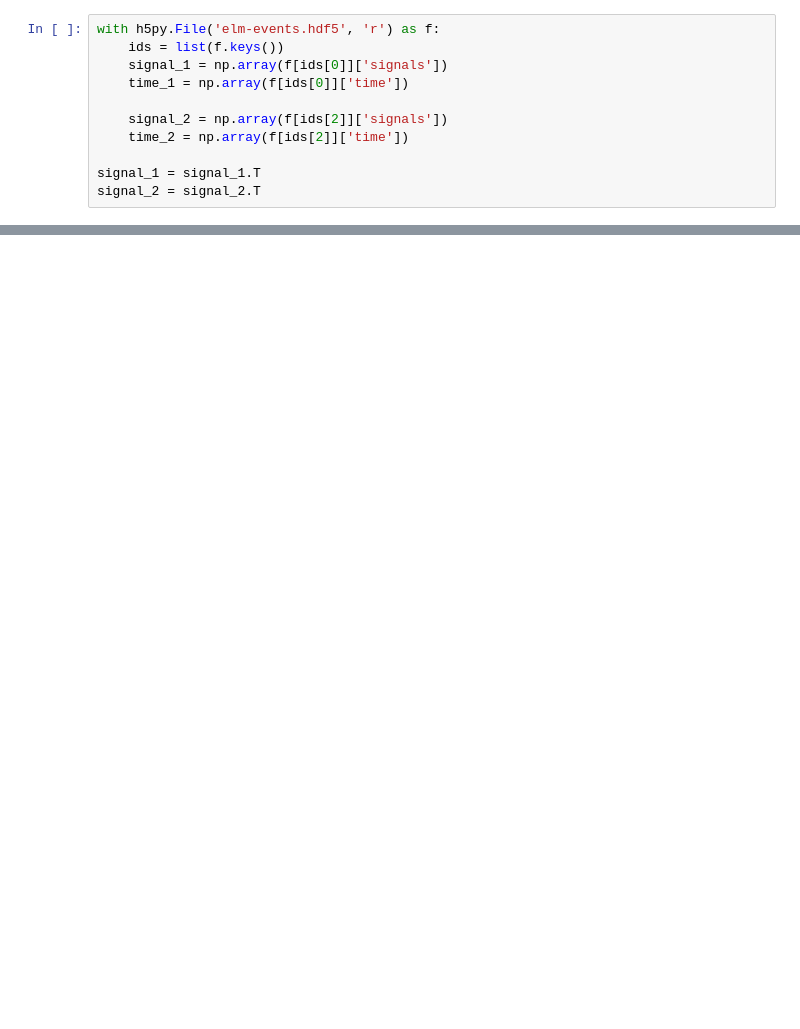
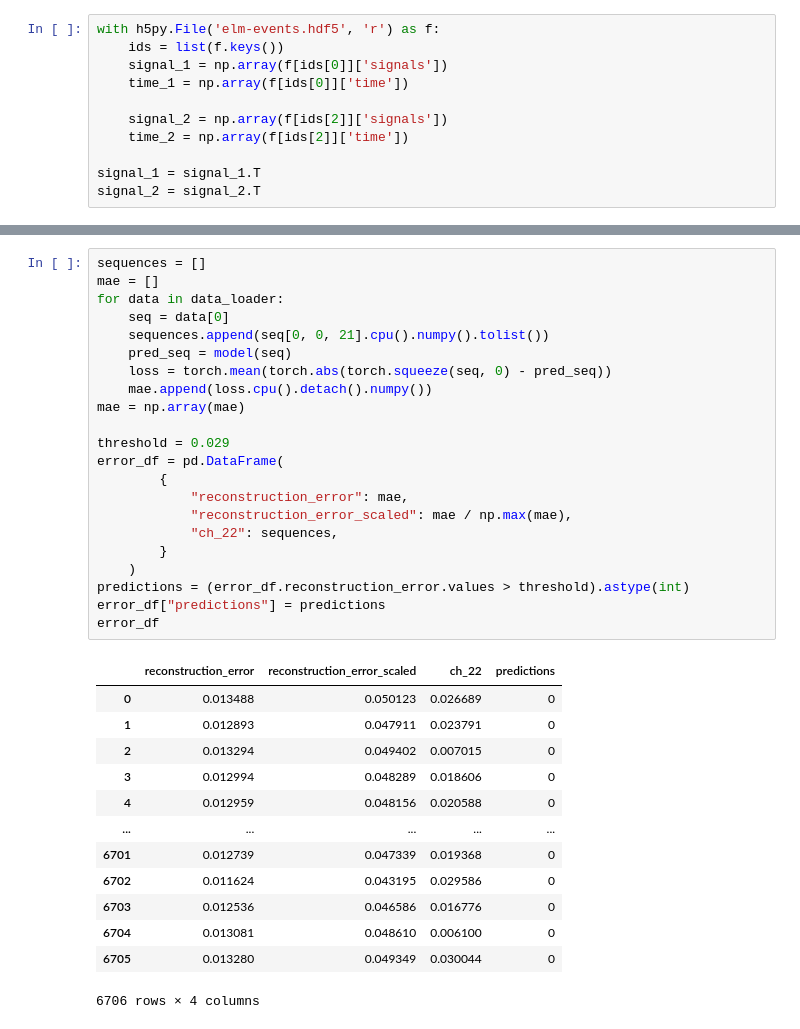
Before and after one commit to PlasmaControl/bes-edgeml-models, a Jupyter notebook: unlabeled-elm-events/explore_data.ipynb, the cells around one changed output, grey strips where cells are left out. Drawn from its saved outputs; the diff is of its cells as text; blank space fills up the shorter version.

```diff
--- a/unlabeled-elm-events/explore_data.ipynb
+++ b/unlabeled-elm-events/explore_data.ipynb
@@ -70,0 +303,36 @@ plt.show()
+# %%
+sequences = []
+mae = []
+for data in data_loader:
+    seq = data[0]
+    sequences.append(seq[0, 0, 21].cpu().numpy().tolist())
+    pred_seq = model(seq)
+    loss = torch.mean(torch.abs(torch.squeeze(seq, 0) - pred_seq))
+    mae.append(loss.cpu().detach().numpy())
+mae = np.array(mae)
+
+threshold = 0.029
+error_df = pd.DataFrame(
+        {
+            "reconstruction_error": mae,
+            "reconstruction_error_scaled": mae / np.max(mae),
+            "ch_22": sequences,
+        }
+    )
+predictions = (error_df.reconstruction_error.values > threshold).astype(int)
+error_df["predictions"] = predictions
+error_df
+# %% [output]
+|  | reconstruction_error | reconstruction_error_scaled | ch_22 | predictions |
+| 0 | 0.013488 | 0.050123 | 0.026689 | 0 |
+| 1 | 0.012893 | 0.047911 | 0.023791 | 0 |
+| 2 | 0.013294 | 0.049402 | 0.007015 | 0 |
+| 3 | 0.012994 | 0.048289 | 0.018606 | 0 |
+| 4 | 0.012959 | 0.048156 | 0.020588 | 0 |
+| ... | ... | ... | ... | ... |
+| 6701 | 0.012739 | 0.047339 | 0.019368 | 0 |
+| 6702 | 0.011624 | 0.043195 | 0.029586 | 0 |
+| 6703 | 0.012536 | 0.046586 | 0.016776 | 0 |
+| 6704 | 0.013081 | 0.048610 | 0.006100 | 0 |
+| 6705 | 0.013280 | 0.049349 | 0.030044 | 0 |
+6706 rows × 4 columns
```
Also changed, not shown: parts of 16 cells of this notebook.
